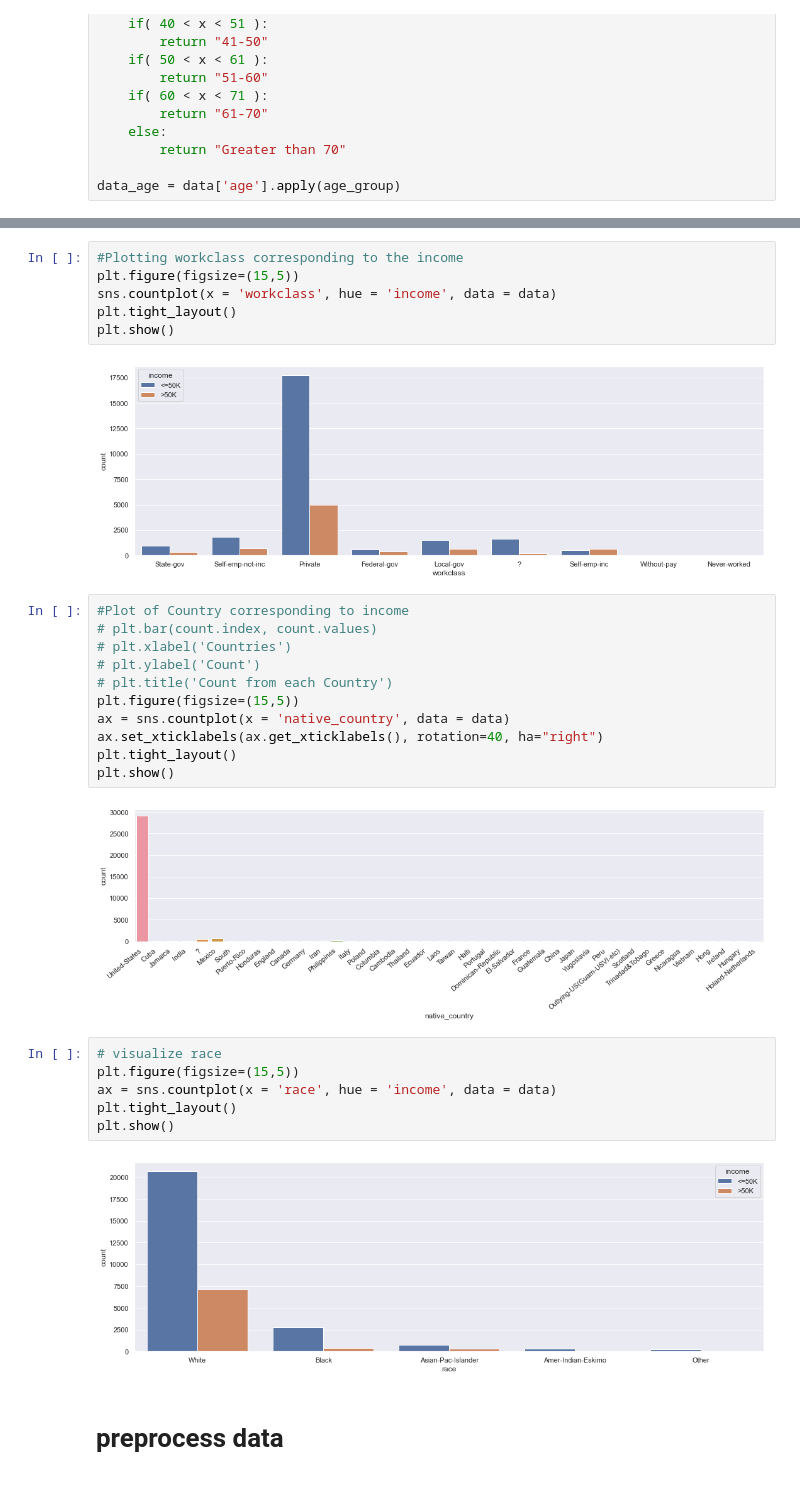
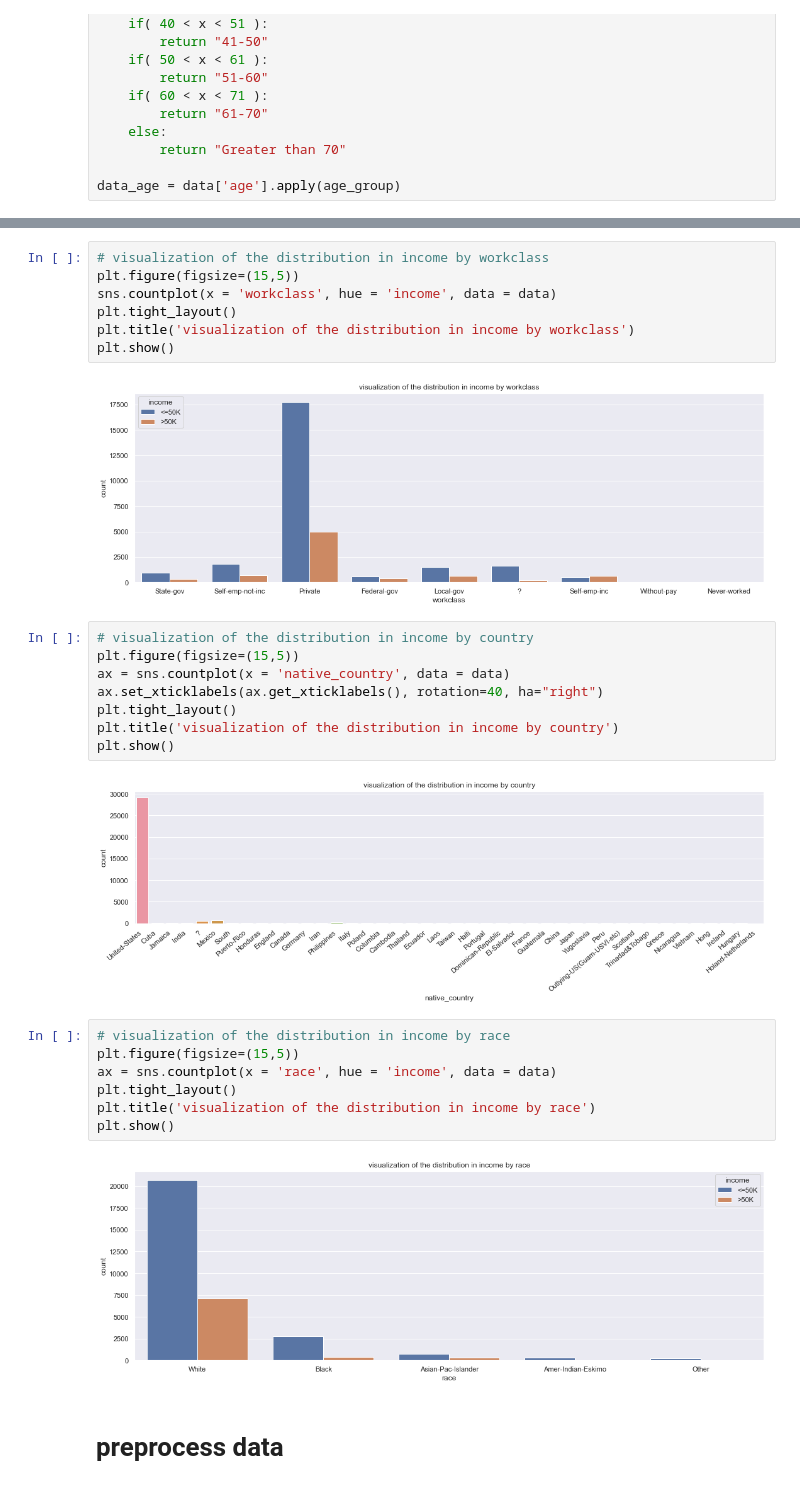
Before and after one commit to t-i-n-a-t/MachineLearning, a Jupyter notebook: Portfolio.ipynb, the cells around one changed output, grey strips where cells are left out. Cells and saved outputs as stored; diff of their text form.

```diff
--- a/Portfolio.ipynb
+++ b/Portfolio.ipynb
@@ -181,32 +183,31 @@ plt.show()
 # %%
-#Plotting workclass corresponding to the income
+# visualization of the distribution in income by workclass
 plt.figure(figsize=(15,5))
 sns.countplot(x = 'workclass', hue = 'income', data = data)
 plt.tight_layout()
+plt.title('visualization of the distribution in income by workclass')
 plt.show()
 # %% [output]
-[figure, old version]
+[figure, new version]
 # %%
-#Plot of Country corresponding to income
-# plt.bar(count.index, count.values)
-# plt.xlabel('Countries')
-# plt.ylabel('Count')
-# plt.title('Count from each Country')
+# visualization of the distribution in income by country
 plt.figure(figsize=(15,5))
 ax = sns.countplot(x = 'native_country', data = data)
 ax.set_xticklabels(ax.get_xticklabels(), rotation=40, ha="right")
 plt.tight_layout()
+plt.title('visualization of the distribution in income by country')
 plt.show()
 # %% [output]
-[figure, old version]
+[figure, new version]
 # %%
-# visualize race
+# visualization of the distribution in income by race
 plt.figure(figsize=(15,5))
 ax = sns.countplot(x = 'race', hue = 'income', data = data)
 plt.tight_layout()
+plt.title('visualization of the distribution in income by race')
 plt.show()
 # %% [output]
-[figure, old version]
+[figure, new version]
 # %% [markdown]
 # preprocess data
 # %%
```
Also changed, not shown: parts of 37 cells of this notebook.
